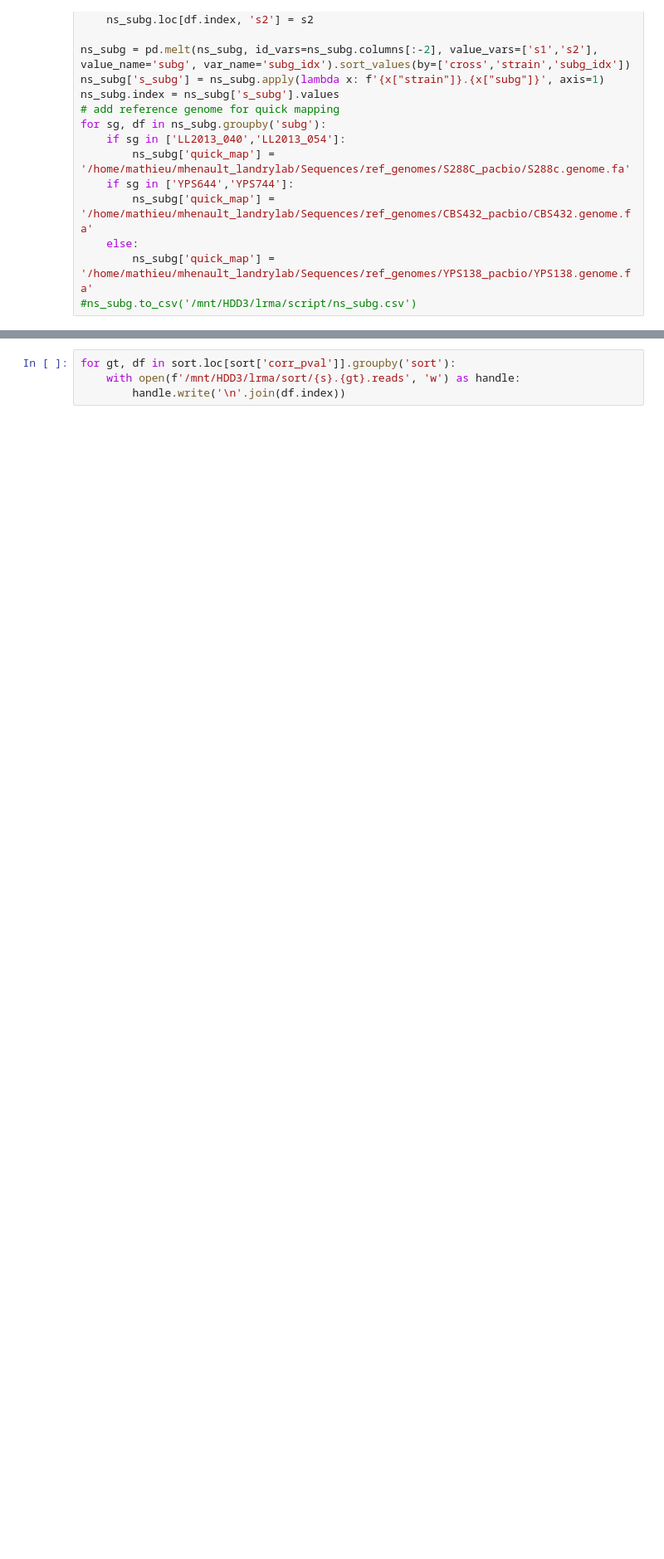
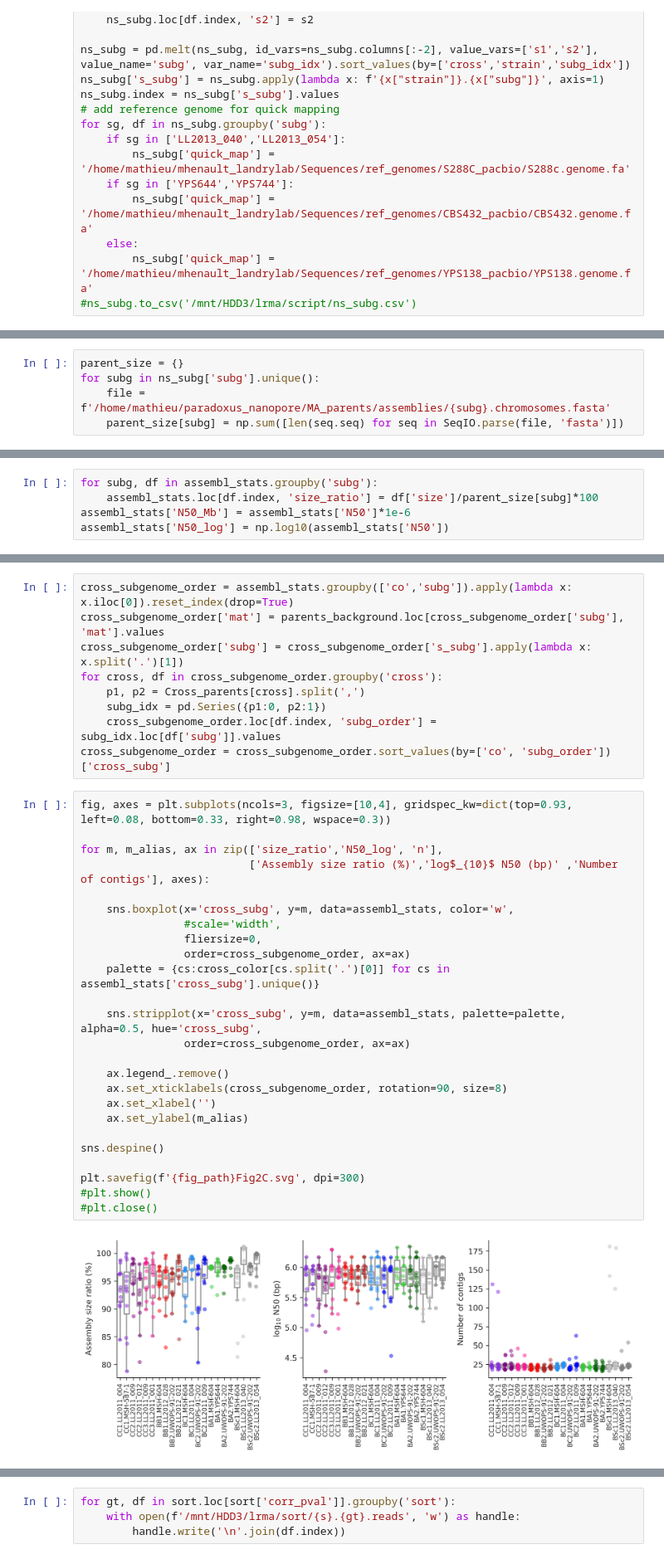
Before and after one commit to mhenault1/lrma, a Jupyter notebook: script/sort_reads.ipynb, the cells around one changed output, grey strips where cells are left out. Shown at 83% size. Saved outputs shown, nothing was run; the diff lists cells and outputs as text; blank space fills up the shorter version.

```diff
--- a/script/sort_reads.ipynb
+++ b/script/sort_reads.ipynb
@@ -63,0 +250,5 @@ ns_subg['cross'] = ns_subg['cross'].replace(cross_alias)
+# %%
+parent_size = {}
+for subg in ns_subg['subg'].unique():
+    file = f'/home/mathieu/paradoxus_nanopore/MA_parents/assemblies/{subg}.chromosomes.fasta'
+    parent_size[subg] = np.sum([len(seq.seq) for seq in SeqIO.parse(file, 'fasta')])
@@ -63,0 +278,5 @@ ns_subg['cross'] = ns_subg['cross'].replace(cross_alias)
+# %%
+for subg, df in assembl_stats.groupby('subg'):
+    assembl_stats.loc[df.index, 'size_ratio'] = df['size']/parent_size[subg]*100
+assembl_stats['N50_Mb'] = assembl_stats['N50']*1e-6
+assembl_stats['N50_log'] = np.log10(assembl_stats['N50'])
@@ -63,0 +329,36 @@ ns_subg['cross'] = ns_subg['cross'].replace(cross_alias)
+# %%
+cross_subgenome_order = assembl_stats.groupby(['co','subg']).apply(lambda x: x.iloc[0]).reset_index(drop=True)
+cross_subgenome_order['mat'] = parents_background.loc[cross_subgenome_order['subg'], 'mat'].values
+cross_subgenome_order['subg'] = cross_subgenome_order['s_subg'].apply(lambda x: x.split('.')[1])
+for cross, df in cross_subgenome_order.groupby('cross'):
+    p1, p2 = Cross_parents[cross].split(',')
+    subg_idx = pd.Series({p1:0, p2:1})
+    cross_subgenome_order.loc[df.index, 'subg_order'] = subg_idx.loc[df['subg']].values
+cross_subgenome_order = cross_subgenome_order.sort_values(by=['co', 'subg_order'])['cross_subg']
+# %%
+fig, axes = plt.subplots(ncols=3, figsize=[10,4], gridspec_kw=dict(top=0.93, left=0.08, bottom=0.33, right=0.98, wspace=0.3))
+
+for m, m_alias, ax in zip(['size_ratio','N50_log', 'n'],
+                          ['Assembly size ratio (%)','log$_{10}$ N50 (bp)' ,'Number of contigs'], axes):
+
+    sns.boxplot(x='cross_subg', y=m, data=assembl_stats, color='w',
+                #scale='width',
+                fliersize=0,
+                order=cross_subgenome_order, ax=ax)
+    palette = {cs:cross_color[cs.split('.')[0]] for cs in assembl_stats['cross_subg'].unique()}
+
+    sns.stripplot(x='cross_subg', y=m, data=assembl_stats, palette=palette, alpha=0.5, hue='cross_subg',
+                order=cross_subgenome_order, ax=ax)
+
+    ax.legend_.remove()
+    ax.set_xticklabels(cross_subgenome_order, rotation=90, size=8)
+    ax.set_xlabel('')
+    ax.set_ylabel(m_alias)
+
+sns.despine()
+
+plt.savefig(f'{fig_path}Fig2C.svg', dpi=300)
+#plt.show()
+#plt.close()
+# %% [output]
+[figure, added]
```
Also changed, not shown: parts of 50 cells of this notebook, 5 other files.
